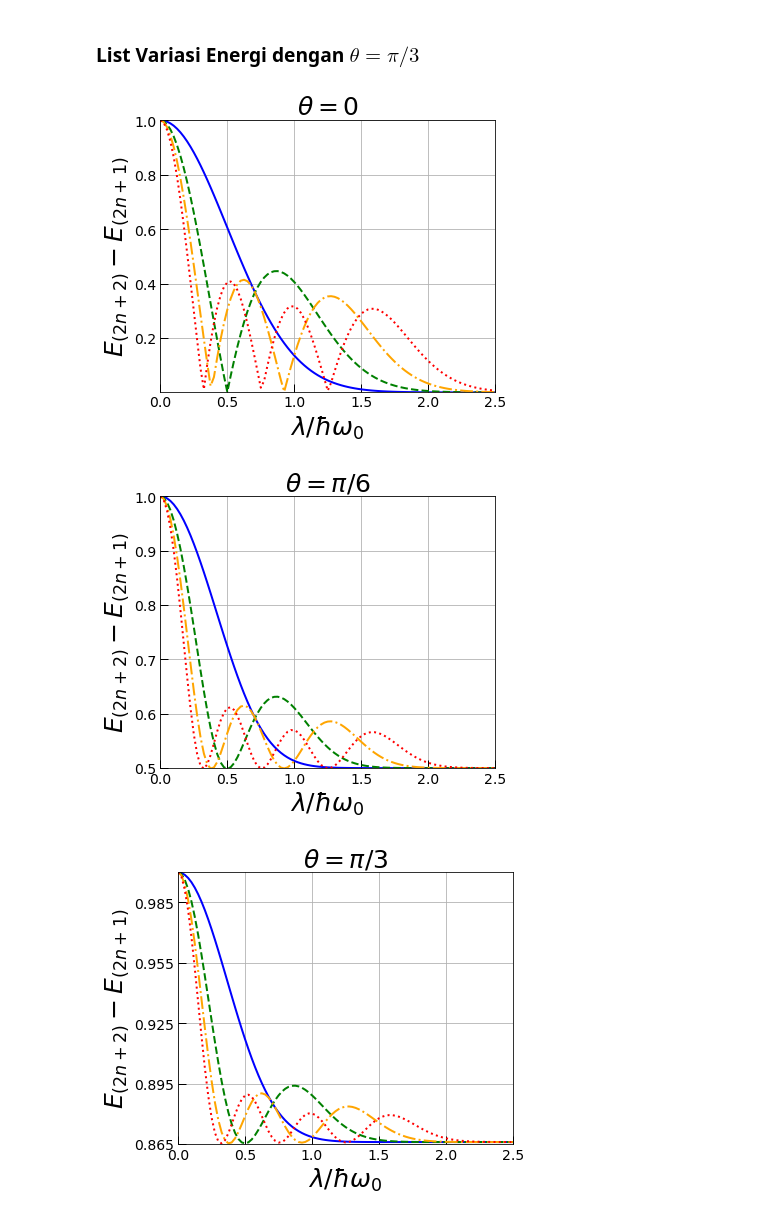
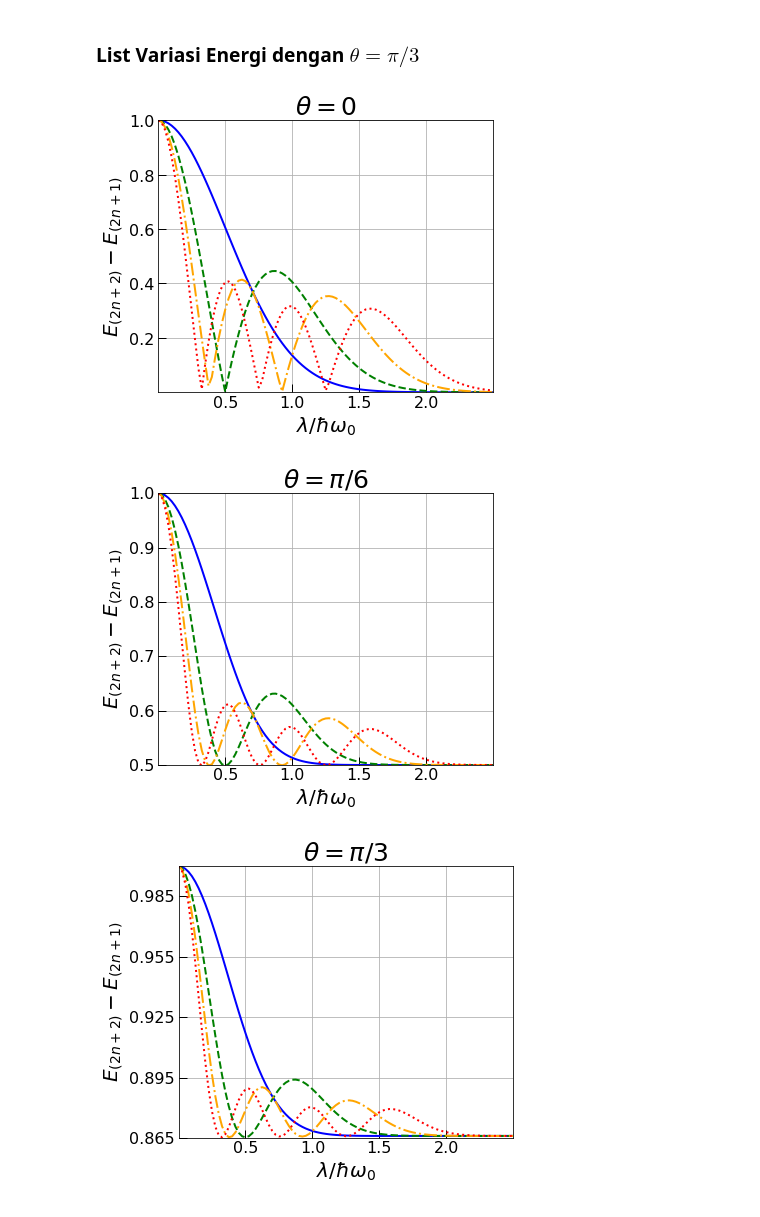
Before and after one commit to mukhamadazistholib/QubitOsc, a Jupyter notebook: fracEoEq_10.ipynb, the cells around one changed output. Cells and saved outputs as stored; diff of their text form; code cells hidden in the pictures.

```diff
--- a/fracEoEq_10.ipynb
+++ b/fracEoEq_10.ipynb
@@ -231,48 +231,51 @@ axes.plot(g_list/(2*np.pi), E7E6, 'red', linewidth=2, linestyle='dotted')
 
 axes.set(xlim=(0, 2.5), ylim=(0.001, 1))
 axes.set_title(r"$\theta = 0$", fontsize=25)
-axes.set_ylabel(r"$E_{(2n+2)} - E_{(2n+1)}$", fontsize=25)
-axes.set_xlabel(r"$\lambda / \hbar\omega_{0}$", fontsize=25)
+axes.set_ylabel(r"$E_{(2n+2)} - E_{(2n+1)}$", fontsize=20)
+axes.set_xlabel(r"$\lambda / \hbar\omega_{0}$", fontsize=20)
+axes.set_xticks(np.arange(0.5, 2.5, 0.5))
 
-axes.tick_params(axis="x", direction="in", length=8, width=1, labelsize=14)
-axes.tick_params(axis="y", direction="in", length=8, width=1, labelsize=14)
+axes.tick_params(axis="x", direction="in", length=8, width=1, labelsize=16)
+axes.tick_params(axis="y", direction="in", length=8, width=1, labelsize=16)
 axes.grid()
 
 # Memplot nilai energi theta = pi/6
 fig, axes = plt.subplots(1, 1, sharex=True, figsize=(6, 5))
 
 axes.plot(g_list/(2*np.pi), E1E0_2, 'blue', linewidth=2)
 axes.plot(g_list/(2*np.pi), E3E2_2, 'green', linewidth=2, linestyle='dashed')
 axes.plot(g_list/(2*np.pi), E5E4_2, 'orange', linewidth=2, linestyle='-.')
 axes.plot(g_list/(2*np.pi), E7E6_2, 'red', linewidth=2, linestyle='dotted')
 
 axes.set(xlim=(0, 2.5), ylim=(0.5, 1))
 axes.set_title(r"$\theta = \pi/6$", fontsize=25)
-axes.set_ylabel(r"$E_{(2n+2)} - E_{(2n+1)}$", fontsize=25)
-axes.set_xlabel(r"$\lambda / \hbar\omega_{0}$", fontsize=25)
+axes.set_ylabel(r"$E_{(2n+2)} - E_{(2n+1)}$", fontsize=20)
+axes.set_xlabel(r"$\lambda / \hbar\omega_{0}$", fontsize=20)
+axes.set_xticks(np.arange(0.5, 2.5, 0.5))
 
-axes.tick_params(axis="x", direction="in", length=8, width=1, labelsize=14)
-axes.tick_params(axis="y", direction="in", length=8, width=1, labelsize=14)
+axes.tick_params(axis="x", direction="in", length=8, width=1, labelsize=16)
+axes.tick_params(axis="y", direction="in", length=8, width=1, labelsize=16)
 axes.grid()
 
 # Memplot nilai energi theta = pi/3
 fig, axes = plt.subplots(1, 1, sharex=True, figsize=(6, 5))
 
 axes.plot(g_list/(2*np.pi), E1E0_3, 'blue', linewidth=2)
 axes.plot(g_list/(2*np.pi), E3E2_3, 'green', linewidth=2, linestyle='dashed')
 axes.plot(g_list/(2*np.pi), E5E4_3, 'orange', linewidth=2, linestyle='-.')
 axes.plot(g_list/(2*np.pi), E7E6_3, 'red', linewidth=2, linestyle='dotted')
 
 axes.set(xlim=(0, 2.5), ylim=(0.865, 1))
 axes.set_title(r"$\theta = \pi/3$", fontsize=25)
+axes.set_xticks(np.arange(0.5, 2.5, 0.5))
 axes.set_yticks(np.arange(0.865, 1, 0.03))
-axes.set_ylabel(r"$E_{(2n+2)} - E_{(2n+1)}$", fontsize=25)
-axes.set_xlabel(r"$\lambda / \hbar\omega_{0}$", fontsize=25)
+axes.set_ylabel(r"$E_{(2n+2)} - E_{(2n+1)}$", fontsize=20)
+axes.set_xlabel(r"$\lambda / \hbar\omega_{0}$", fontsize=20)
 
-axes.tick_params(axis="x", direction="in", length=8, width=1, labelsize=14)
-axes.tick_params(axis="y", direction="in", length=8, width=1, labelsize=14)
+axes.tick_params(axis="x", direction="in", length=8, width=1, labelsize=16)
+axes.tick_params(axis="y", direction="in", length=8, width=1, labelsize=16)
 axes.grid()
 # %% [output]
-[figure, old version]
+[figure, new version]
-[figure, old version]
+[figure, new version]
-[figure, old version]
+[figure, new version]
```
Also changed, not shown: parts of 1 cell of this notebook, 4 other files.
